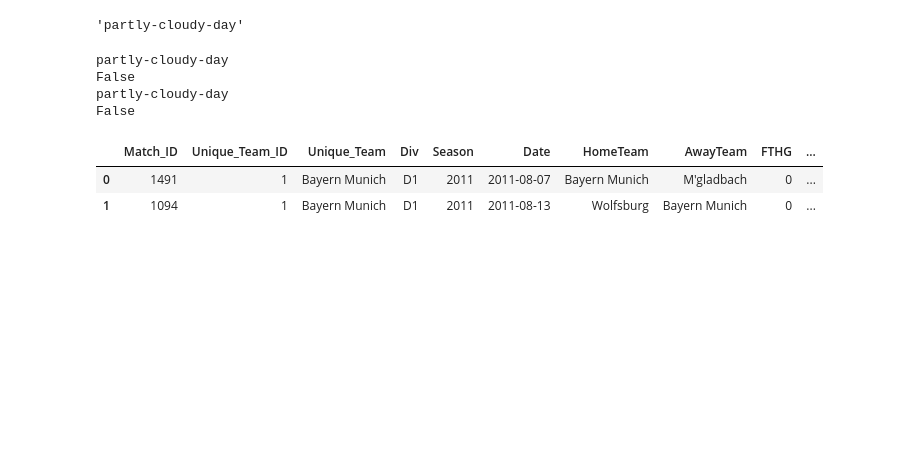
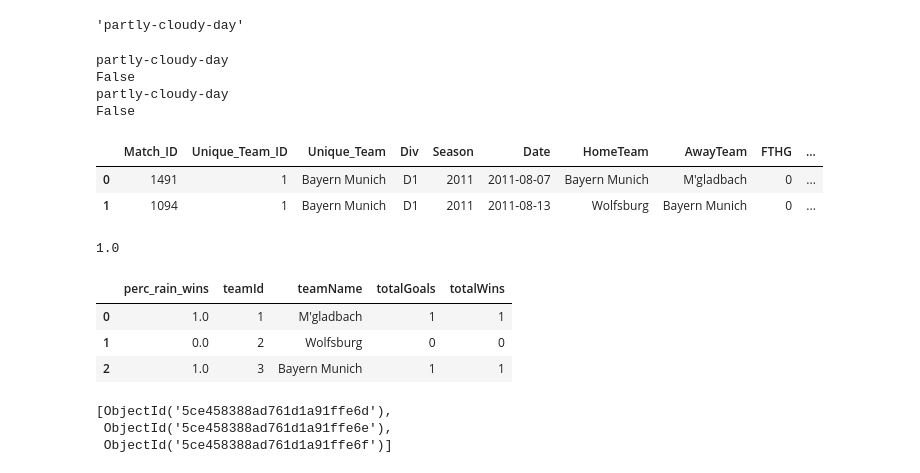
Before and after one commit to DIGITALFRANK/dsc-mod-2-lab-nyc-ds-career-042219, a Jupyter notebook: index.ipynb, the cells around one changed output. Saved outputs shown, nothing was run; the diff lists cells and outputs as text; code cells hidden in the pictures; blank space fills up the shorter version.

Commit message:
mongoDB

```diff
--- a/index.ipynb
+++ b/index.ipynb
@@ -334,21 +334,35 @@ def rainy_wins(team):
         return sum(rainy_wins)
 
 def rainy_wins_perc(team):
-    rainy_wins(team)/total_wins(team)
+    if total_wins(team) == 0:
+        return 0
+    else:
+        return rainy_wins(team)/total_wins(team)
+# %%
+rainy_wins_perc('Bayern Munich')
+# %% [output]
+1.0
 # %%
 # create DataFrame for MongoDB migration
 # columns teamName, totalGoals, totalWins, wins_losses_viz, perc_rain_wins
 
 def getYrStats(df):
-    statsDict = {}
-    for idx, team in get_teams(df):
-        statsDict[idx] = {
-            teamName = team,
-            totalGoals = total_goals(team),
-            totalWins = total_wins(team),
-            wins_losses_viz = wins_losses_viz(team),
-            perc_rain_wins = rainy_wins_perc(team)
-        }
-    return statsDict # we can feed this directly to MongoDB
+    stats = []
+    for idx, team in enumerate(get_teams(df)):
+        stats.append({
+            'teamId' : idx + 1,
+            'teamName' : str(team),
+            'totalGoals' : int(total_goals(team)),
+            'totalWins' : int(total_wins(team)),
+            # 'wins_losses_viz' : wins_losses_viz(team),
+            'perc_rain_wins' : float(rainy_wins_perc(team))
+        })
+    return stats # we can feed this directly to MongoDB
 
-statsDF = pd.DataFrame.from_dict(getYrStats(df))
+statsDF = pd.DataFrame(getYrStats(df))
+statsDF.head()
+# %% [output]
+|  | perc_rain_wins | teamId | teamName | totalGoals | totalWins |
+| 0 | 1.0 | 1 | M'gladbach | 1 | 1 |
+| 1 | 0.0 | 2 | Wolfsburg | 0 | 0 |
+| 2 | 1.0 | 3 | Bayern Munich | 1 | 1 |
@@ -357,3 +369,15 @@ statsDF = pd.DataFrame.from_dict(getYrStats(df))
+# %%
+# dump DataFrame (or list) to MongoDB instance
+
+myclient = pymongo.MongoClient("mongodb://127.0.0.1:27017/")
+db = myclient['mod2_db']
+coll = db.mod2_db['soccer_league_2011']
+results = coll.insert_many(getYrStats(df)) # passing in a list of dictionaries
+results.inserted_ids
+# %% [output]
+[ObjectId('5ce458388ad761d1a91ffe6d'),
+ ObjectId('5ce458388ad761d1a91ffe6e'),
+ ObjectId('5ce458388ad761d1a91ffe6f')]
 # %%
 # Each record in the Mongo DB should hold the following:
 
```
Also changed, not shown: parts of 2 cells of this notebook.
